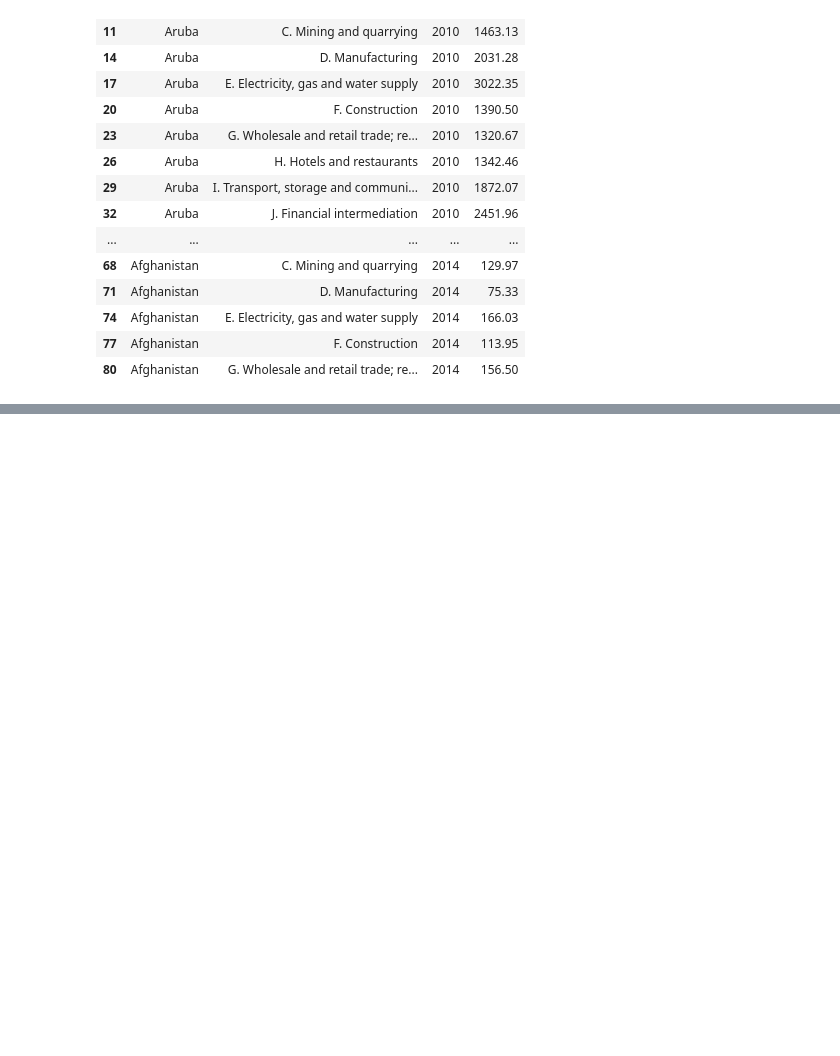
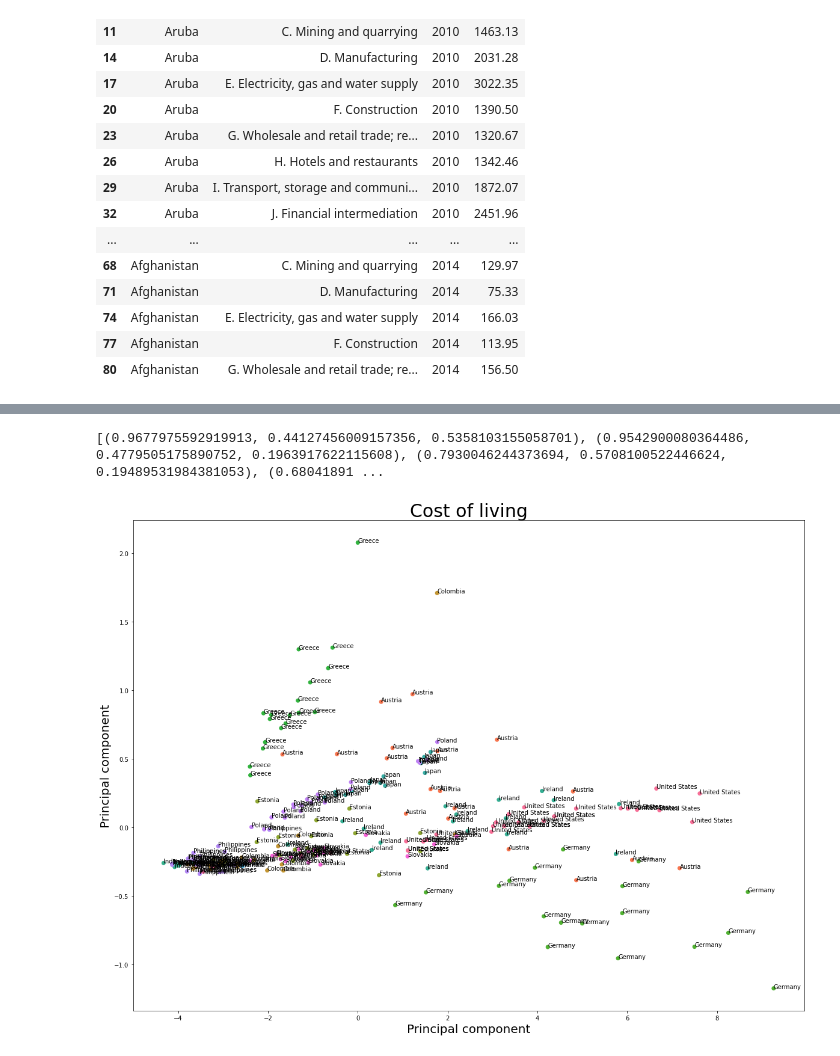
Before and after one commit to Vergenter/familyWealth, a Jupyter notebook: PCA.ipynb, the cells around one changed output, grey strips where cells are left out. Drawn from its saved outputs; the diff is of its cells as text; code cells hidden in the pictures; blank space fills up the shorter version.

```diff
--- a/PCA.ipynb
+++ b/PCA.ipynb
@@ -135,0 +195,31 @@ new_merge[new_merge.Country == "Poland"].head(50)
+# %%
+print(clrs)
+# %% [output]
+[(0.9677975592919913, 0.44127456009157356, 0.5358103155058701), (0.9542900080364486, 0.4779505175890752, 0.1963917622115608), (0.7930046244373694, 0.5708100522446624, 0.19489531984381053), (0.68041891 ...
+# %%
+from sklearn.preprocessing import StandardScaler
+all_data = new_merge.dropna()
+features = [str(x) for x in range(2010,2020)]
+# Separating out the features
+x = all_data.loc[:, features].values
+# Separating out the target
+y = all_data.loc[:,['Country',"Field"]].values
+# Standardizing the features
+x = StandardScaler().fit_transform(x)
+# %%
+import numpy as np
+from sklearn.decomposition import PCA
+pca = PCA(n_components=2)
+result_x = pca.fit_transform(x)
+
+import matplotlib.pyplot as plt
+fig, ax = plt.subplots(figsize=(20,15))
+color_map =getColorMap(y)
+ax.scatter(result_x[:,0],result_x[:,1],c=[color_map[country] for country in y[:,0]])
+plt.title("Cost of living",fontsize=30)
+plt.ylabel('Principal component',fontsize=20)
+plt.xlabel('Principal component',fontsize=20)
+for i, txt in enumerate(y[:,0]):
+    ax.annotate(txt, (result_x[i,0], result_x[i,1]))
+# %% [output]
+[figure, added]
```
Also changed, not shown: parts of 7 cells of this notebook.
